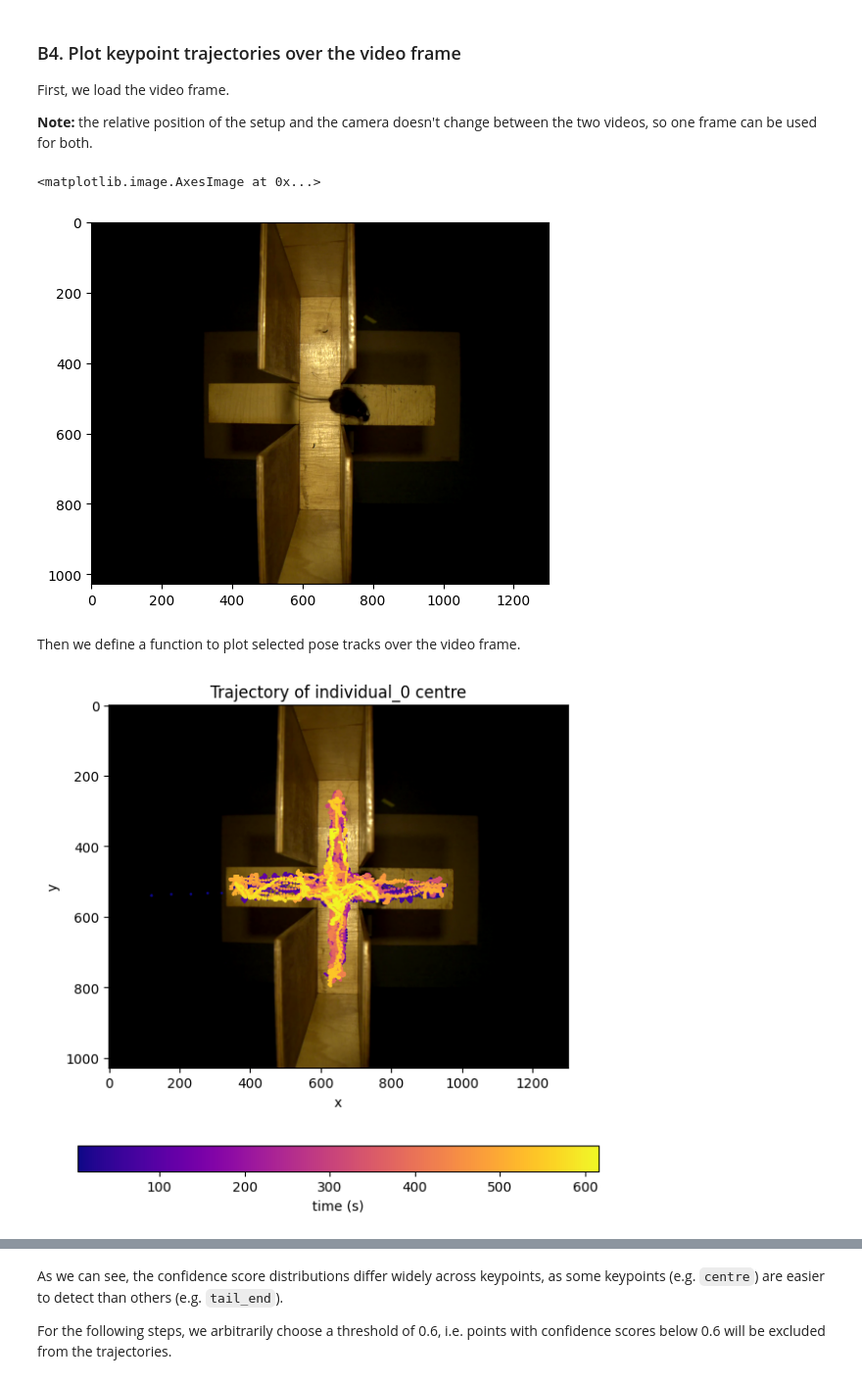
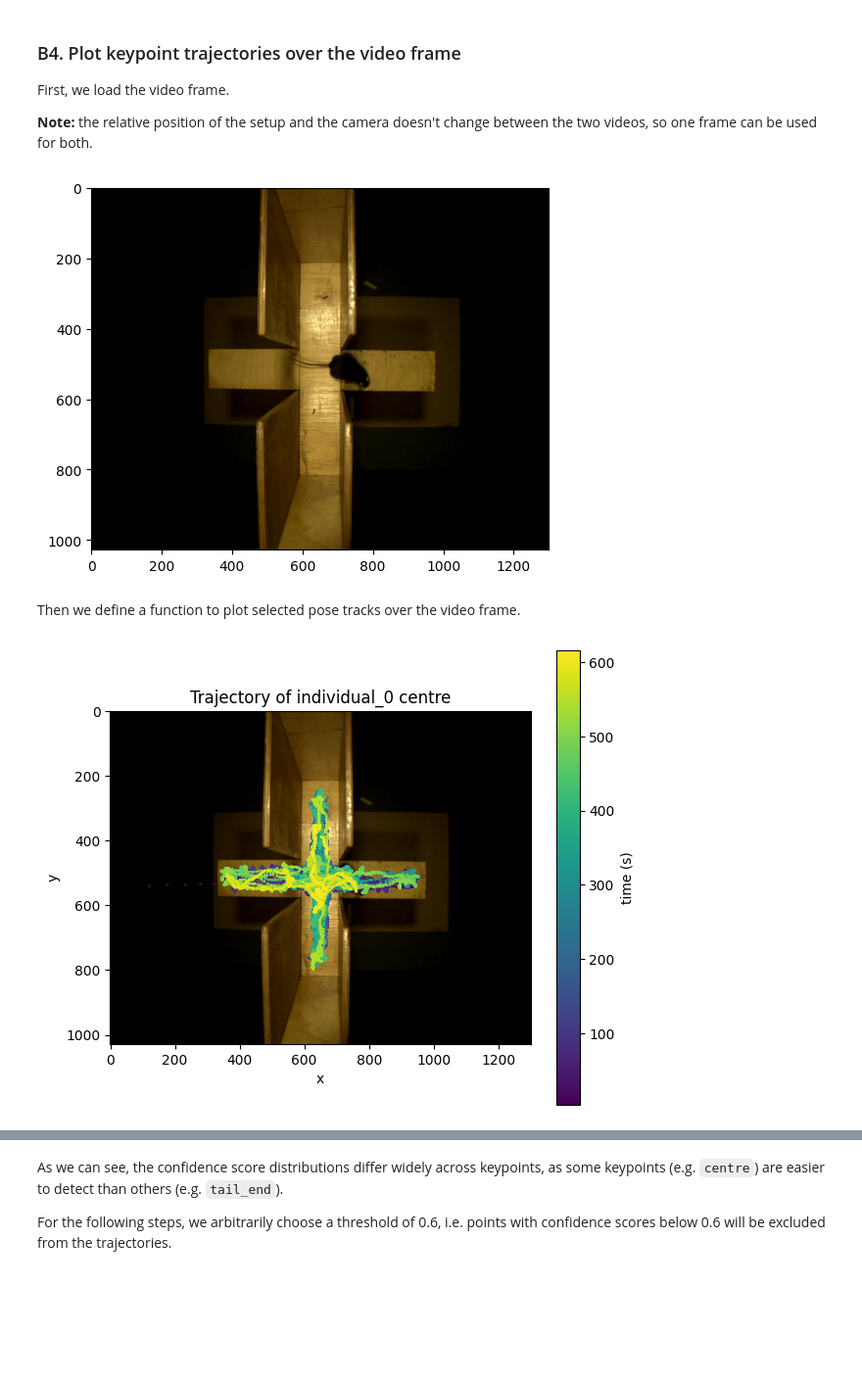
Before and after one commit to neuroinformatics-unit/course-behavioural-analysis, a Jupyter notebook: notebooks/EPM_analysis.ipynb, the cells around one changed output, grey strips where cells are left out. Shown at 98% size. Cells and saved outputs as stored; diff of their text form; code cells hidden in the pictures; blank space fills up the shorter version.

```diff
--- a/notebooks/EPM_analysis.ipynb
+++ b/notebooks/EPM_analysis.ipynb
@@ -63,15 +64,16 @@ The `derivatives` subfolder contains predictions from both SLEAP and DeepLabCut.
 - The DeepLabCut predictions were generated by Loukia Katsouri and should be of higher quality than the SLEAP predictions.
 # %%
 DATA_DIR = Path.home() / "Data" / "behav-analysis-course" / "mouse-EPM"
-behav_deriv_dir = DATA_DIR / "derivatives" / "behav"
+
+derivatives_dir = DATA_DIR / "derivatives"
 
 # SLEAP predictions
-sleap_predictions_dir = behav_deriv_dir / "software-SLEAP_project" / "predictions"
+sleap_predictions_dir = derivatives_dir / "software-SLEAP_project" / "predictions"
 video1_sleap_preds_file = sleap_predictions_dir / "video-1.predictions.analysis.h5"
 video2_sleap_preds_file = sleap_predictions_dir / "video-2.predictions.analysis.h5"
 
 # DeepLabCut predictions
-dlc_predictions_dir = behav_deriv_dir / "software-DLC_predictions"
+dlc_predictions_dir = derivatives_dir / "software-DLC_predictions"
 video1_dlc_preds_file = dlc_predictions_dir / "sub-01_ses-01_task-EPM_time-165049_video_DLC_resnet50_MouseTopDownSep13shuffle1_340000_filtered.h5"
 video2_dlc_preds_file = dlc_predictions_dir / "sub-02_ses-01_task-EPM_time-185651_video_DLC_resnet50_MouseTopDownSep13shuffle1_340000_filtered.h5"
 
@@ -100,4 +107,8 @@ The pose tracks and the associated point-wise confidence scores are imported usi
 # %%
-ds_sleap_video1 = load_poses.from_sleap_file(video1_sleap_preds_file, fps=30)
+ds_sleap_video1 = load_poses.from_file(
+    video1_sleap_preds_file,
+    source_software="SLEAP",
+    fps=30
+)
 ds_sleap_video1
 # %% [output]
@@ -213,13 +235,12 @@ First, we load the video frame.
 frame_img = plt.imread(video1_frame_file)
 plt.imshow(frame_img)
 # %% [output]
-<matplotlib.image.AxesImage at 0x...>
 [figure]
 # %% [markdown]
 Then we define a function to plot selected pose tracks over the video frame.
 # %%
 def plot_trajectory(
-        ds: xr.Dataset,
+        data: xr.DataArray,
         individual: str,
         keypoint: str,
         time_range: tuple = None,
@@ -231,8 +252,8 @@ def plot_trajectory(
 
     Parameters
     ----------
-    ds : xr.Dataset
-        Dataset containing pose tracks.
+    data : xr.DataArray
+        Array containing the position data.
     individual : str
         Name of the individual to plot.
     keypoint : str
@@ -244,31 +265,37 @@ def plot_trajectory(
         Image to use as background. If None, the frame will not be shown.
     """
 
-    fig, ax = plt.subplots(figsize=(7, 7))
+    # Aspects ratio of the frame (1 if no frame is provided)
+    frame_aspect = 1 if frame is None else frame.shape[1] / frame.shape[0]
+
+    # Create a new figure with an appropriate aspect ratio
+    fig, ax = plt.subplots(figsize=(5 * frame_aspect, 5))
 
     # Show the frame, if provided
     if frame is not None:
         ax.imshow(frame)
 
     # Select the appropriate data
-    data = ds.pose_tracks.sel(individuals=individual, keypoints=keypoint)
+    data = data.sel(individuals=individual, keypoints=keypoint)
     if time_range is not None:
         data = data.sel(time=slice(*time_range))
 
     plt.scatter(
-        data.sel(space="x"), data.sel(space="y"), s=1, c=data.time, cmap="plasma"
+        data.sel(space="x"), data.sel(space="y"), s=1, c=data.time, cmap="viridis"
     )
     plt.title(f"Trajectory of {individual} {keypoint}")
     plt.xlabel("x")
     plt.ylabel("y")
-    plt.colorbar(label="time (s)", orientation="horizontal")
+    plt.colorbar(label="time (s)")
+
+    fig.tight_layout()
 # %%
 plot_trajectory(
-    ds_sleap_video1,
+    ds_sleap_video1.position,
     individual="individual_0",
     keypoint="centre",
     frame=frame_img,
 )
 # %% [output]
-[figure, old version]
+[figure, new version]
 # %% [markdown]
```
Also changed, not shown: parts of 62 cells of this notebook, 1 other file.
